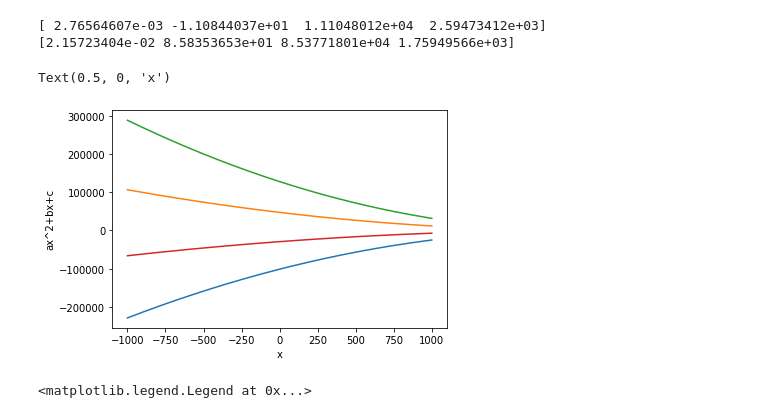
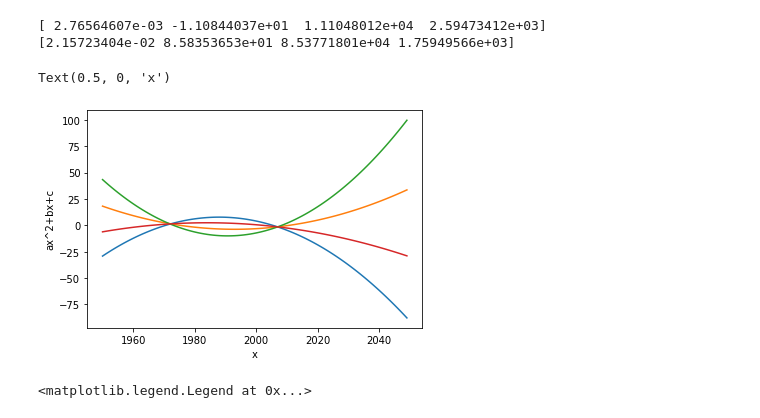
Before and after one commit to ricaiu/MLPNS2021, a Jupyter notebook: MLPNS2021midterm.ipynb, the cells around one changed output. Cells and saved outputs as stored; diff of their text form; code cells hidden in the pictures.

```diff
--- a/MLPNS2021midterm.ipynb
+++ b/MLPNS2021midterm.ipynb
@@ -478,15 +478,15 @@ print(unscaledCenters.std(axis=0))
 [ 2.76564607e-03 -1.10844037e+01  1.11048012e+04  2.59473412e+03]
 [2.15723404e-02 8.58353653e+01 8.53771801e+04 1.75949566e+03]
 # %%
-xPlot = np.arange(-1000,1000)
+xPlot = np.arange(1950,2050)
 for i in range(4):
   yPlot = fitfunc(unscaledCenters[i][0],unscaledCenters[i][1],unscaledCenters[i][2],xPlot)
   pl.plot(xPlot,yPlot)
 pl.ylabel('ax^2+bx+c')
 pl.xlabel('x')
 # %% [output]
 Text(0.5, 0, 'x')
-[figure, old version]
+[figure, new version]
 # %%
 j = 0
 index = kmop.labels_ == j
```
